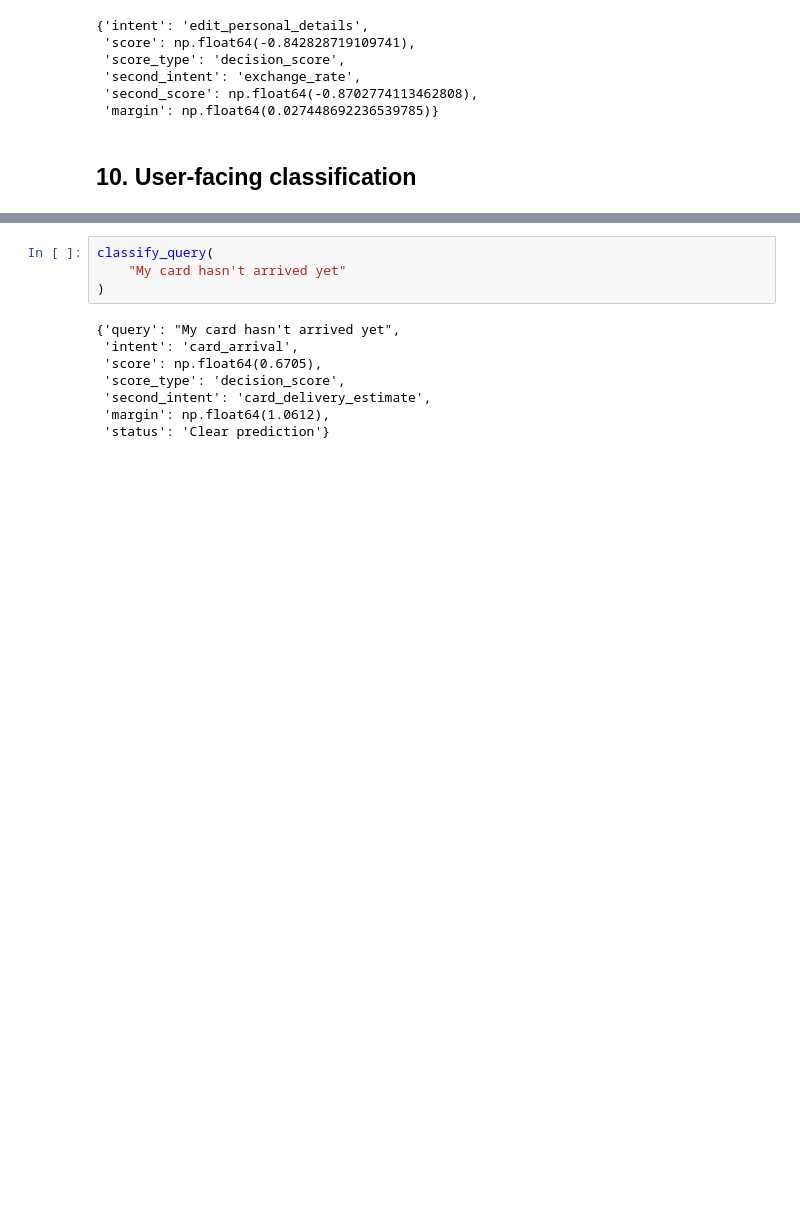
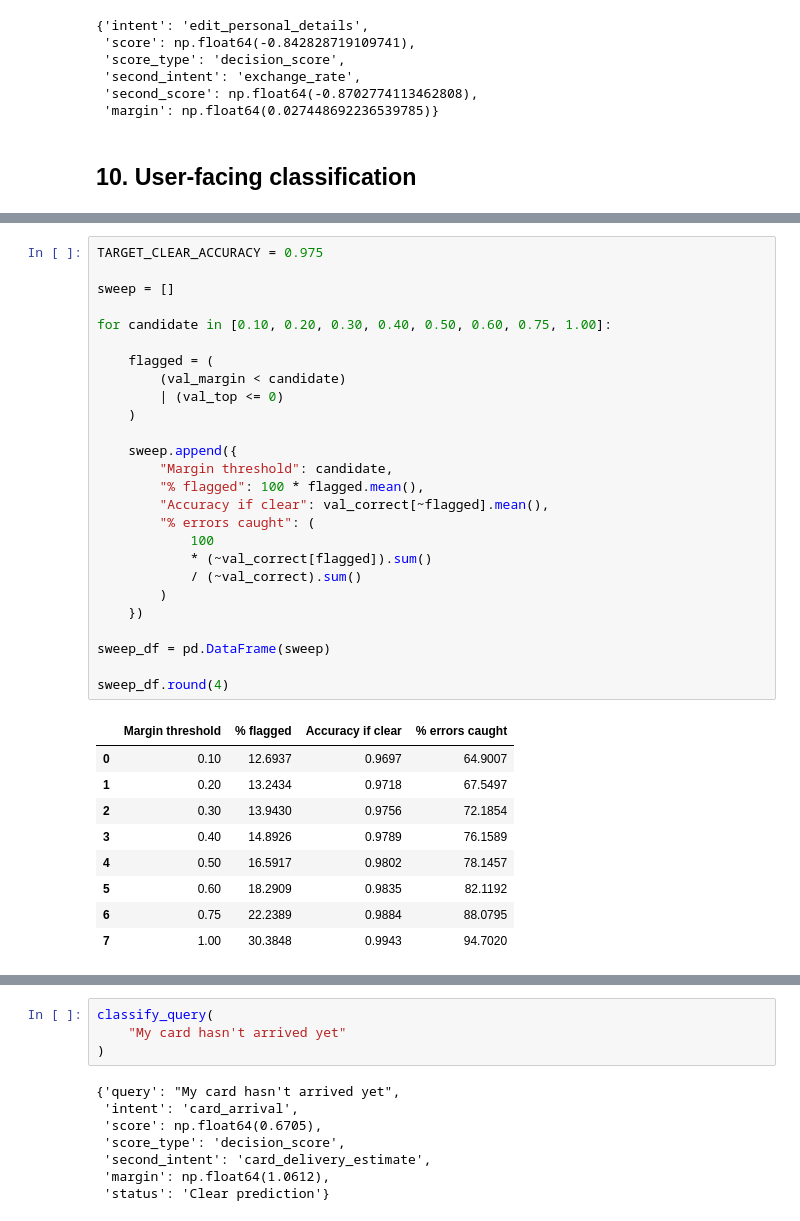
Before and after one commit to andrewgabrielm/Intent-Classification, a Jupyter notebook: notebooks/05_final_model.ipynb, the cells around one changed output, grey strips where cells are left out. Cells and saved outputs as stored; diff of their text form; blank space fills up the shorter version.

```diff
--- a/notebooks/05_final_model.ipynb
+++ b/notebooks/05_final_model.ipynb
@@ -303,0 +357,36 @@ SVM_MARGIN_THRESHOLD = 0.10
+# %%
+TARGET_CLEAR_ACCURACY = 0.975
+
+sweep = []
+
+for candidate in [0.10, 0.20, 0.30, 0.40, 0.50, 0.60, 0.75, 1.00]:
+
+    flagged = (
+        (val_margin < candidate)
+        | (val_top <= 0)
+    )
+
+    sweep.append({
+        "Margin threshold": candidate,
+        "% flagged": 100 * flagged.mean(),
+        "Accuracy if clear": val_correct[~flagged].mean(),
+        "% errors caught": (
+            100
+            * (~val_correct[flagged]).sum()
+            / (~val_correct).sum()
+        )
+    })
+
+sweep_df = pd.DataFrame(sweep)
+
+sweep_df.round(4)
+# %% [output]
+|  | Margin threshold | % flagged | Accuracy if clear | % errors caught |
+| 0 | 0.10 | 12.6937 | 0.9697 | 64.9007 |
+| 1 | 0.20 | 13.2434 | 0.9718 | 67.5497 |
+| 2 | 0.30 | 13.9430 | 0.9756 | 72.1854 |
+| 3 | 0.40 | 14.8926 | 0.9789 | 76.1589 |
+| 4 | 0.50 | 16.5917 | 0.9802 | 78.1457 |
+| 5 | 0.60 | 18.2909 | 0.9835 | 82.1192 |
+| 6 | 0.75 | 22.2389 | 0.9884 | 88.0795 |
+| 7 | 1.00 | 30.3848 | 0.9943 | 94.7020 |
```
Also changed, not shown: parts of 6 cells of this notebook, 9 other files.
